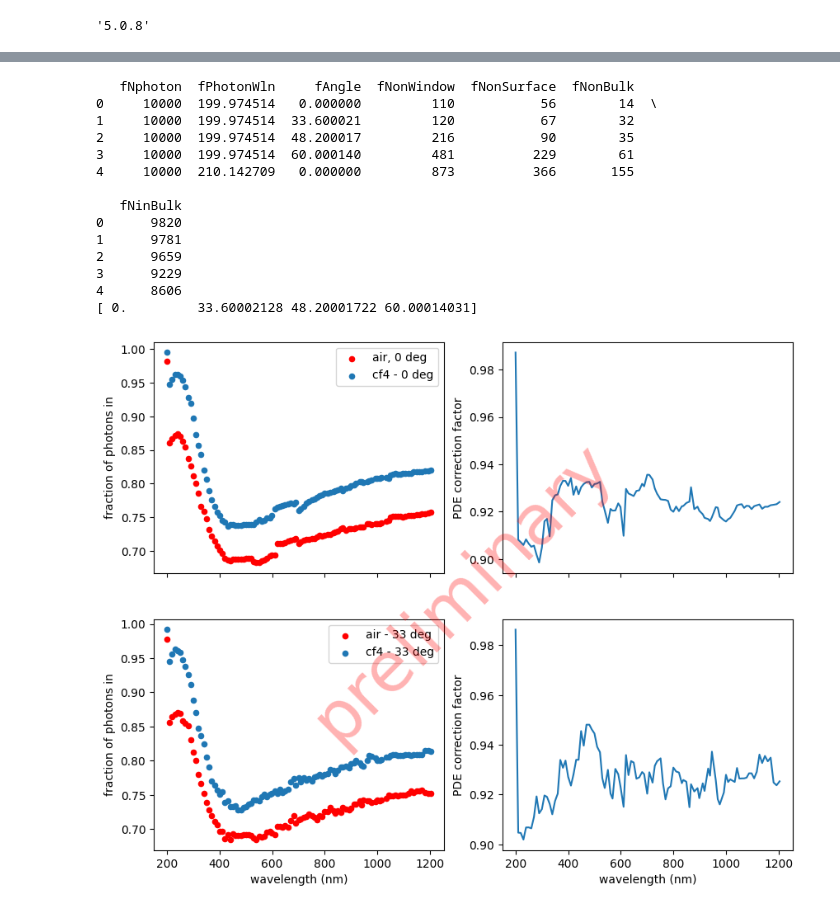
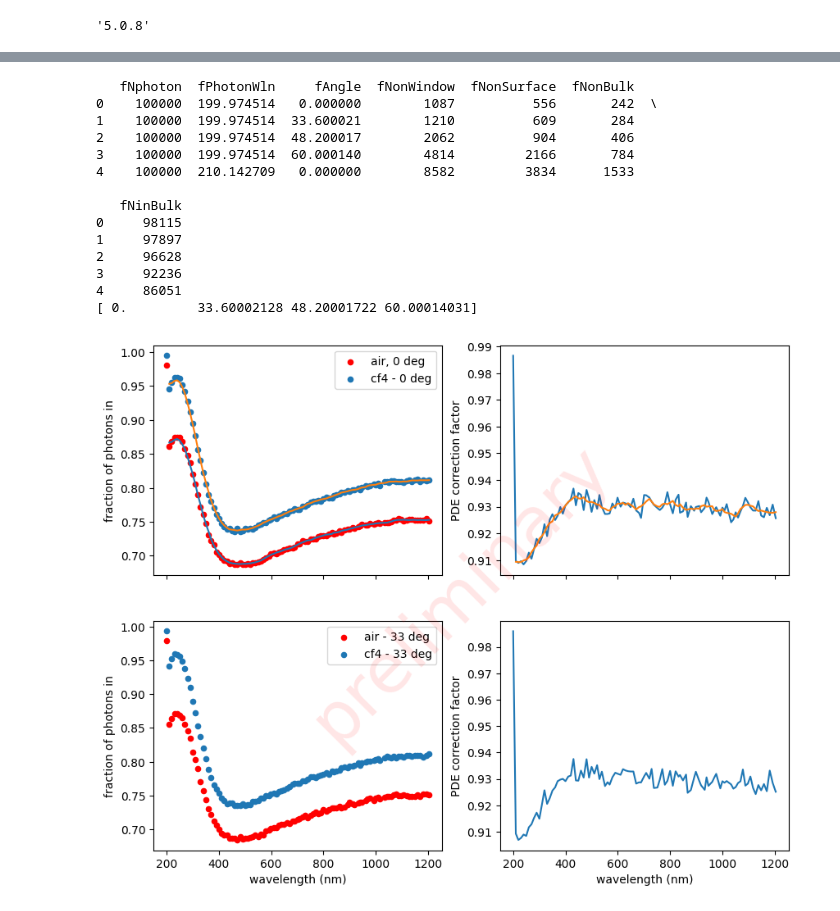
Before and after one commit to austindsc/PDEcorrection_g4_lolx, a Jupyter notebook: pythonScripts/doScaling1.ipynb, the cells around one changed output, grey strips where cells are left out. Saved outputs shown, nothing was run; the diff lists cells and outputs as text; code cells hidden in the pictures.

```diff
--- a/pythonScripts/doScaling1.ipynb
+++ b/pythonScripts/doScaling1.ipynb
@@ -57,6 +15,12 @@ plt.show()
+# %%
+## loading the data ##
+# Define the folder path
+opticsPath = "../g4PDEsim/dataOptics/"
+scintPath = "../g4PDEsim/data/"
+rootPath = "../outputs/"
 # %%
-fileAir = uproot.open("air_N1e5_200-1200nm_0-60deg.root")
-fileCF4 = uproot.open("lcf4_N1e5_200-1200nm_0-60deg.root")
+fileAir = uproot.open(os.path.join(rootPath, "air_N1e5_200-1200nm_0-60deg.root"))
+fileCF4 = uproot.open(os.path.join(rootPath, "lcf4_N1e5_200-1200nm_0-60deg.root"))
 
 ttAir = fileAir["simOutput"]
 ttcf4 = fileCF4["simOutput"]
@@ -66,10 +30,10 @@ ttcf4 = fileCF4["simOutput"]
 column_names = ["fNphoton", "fPhotonWln", "fAngle", "fNonWindow", "fNonSurface", "fNonBulk", "fNinBulk"]
 dfair = ttAir.arrays(library="pd")
 print(dfair.head(5))
-dfair["fin"] = dfair["fNinBulk"]/dfair["fNphoton"]
+dfair["eff"] = dfair["fNinBulk"]/dfair["fNphoton"]
 
 dfcf4 = ttcf4.arrays(library="pd")
-dfcf4["fin"] = dfcf4["fNinBulk"]/dfcf4["fNphoton"]
+dfcf4["eff"] = dfcf4["fNinBulk"]/dfcf4["fNphoton"]
 
 # print(type(df))
 # print(df.columns)
@@ -78,56 +42,67 @@ angles = dfair['fAngle'].unique()
 print(angles)
 # %% [output]
    fNphoton  fPhotonWln     fAngle  fNonWindow  fNonSurface  fNonBulk
-0     10000  199.974514   0.000000         110           56        14  \
-1     10000  199.974514  33.600021         120           67        32
-2     10000  199.974514  48.200017         216           90        35
-3     10000  199.974514  60.000140         481          229        61
-4     10000  210.142709   0.000000         873          366       155
+0    100000  199.974514   0.000000        1087          556       242  \
+1    100000  199.974514  33.600021        1210          609       284
+2    100000  199.974514  48.200017        2062          904       406
+3    100000  199.974514  60.000140        4814         2166       784
+4    100000  210.142709   0.000000        8582         3834      1533
 
    fNinBulk
-0      9820
-1      9781
-2      9659
-3      9229
-4      8606
+0     98115
+1     97897
+2     96628
+3     92236
+4     86051
 [ 0.         33.60002128 48.20001722 60.00014031]
 # %%
-
 dfAir_a0 = dfair[dfair["fAngle"] == angles[0]]
 dfcf4_a0 = dfcf4[dfcf4["fAngle"] == angles[0]]
 
 dfAir_a33 = dfair[dfair["fAngle"] == angles[1]]
 dfcf4_a33 = dfcf4[dfcf4["fAngle"] == angles[1]]
 
 # Plot the data frames on the same canvas
 fig, ((ax1, ax2), (ax3, ax4)) = plt.subplots(2, 2, sharex='all', figsize=(10, 8))
 
-dfAir_a0.plot(x="fPhotonWln", y="fin", kind="scatter", color='r', label='air, 0 deg', ax = ax1)
-dfcf4_a0.plot(x="fPhotonWln", y="fin", kind="scatter", label="cf4 - 0 deg", ax = ax1)
+dfAir_a0.plot(x="fPhotonWln", y="eff", kind="scatter", color='r', label='air, 0 deg', ax = ax1)
+dfcf4_a0.plot(x="fPhotonWln", y="eff", kind="scatter", label="cf4 - 0 deg", ax = ax1)
 
-ax2.plot(dfAir_a0["fPhotonWln"], dfAir_a0["fin"]/dfcf4_a0["fin"], label="air/cf4 - 0 deg")
+ax2.plot(dfAir_a0["fPhotonWln"], dfAir_a0["eff"]/dfcf4_a0["eff"], label="air/cf4 - 0 deg")
 
-dfAir_a33.plot(x="fPhotonWln", y="fin", kind="scatter", color='r', label='air - 33 deg', ax = ax3)
-dfcf4_a33.plot(x="fPhotonWln", y="fin", kind="scatter", label="cf4 - 33 deg", ax = ax3)
-ax4.plot(dfAir_a33["fPhotonWln"], dfAir_a33["fin"]/dfcf4_a33["fin"], label="air/cf4 - 33 deg")
+dfAir_a33.plot(x="fPhotonWln", y="eff", kind="scatter", color='r', label='air - 33 deg', ax = ax3)
+dfcf4_a33.plot(x="fPhotonWln", y="eff", kind="scatter", label="cf4 - 33 deg", ax = ax3)
+ax4.plot(dfAir_a33["fPhotonWln"], dfAir_a33["eff"]/dfcf4_a33["eff"], label="air/cf4 - 33 deg")
 
 ax1.set_ylabel("fraction of photons in")
 ax3.set_ylabel("fraction of photons in")
 ax1.set_xlabel("wavelength (nm)")
 ax3.set_xlabel("wavelength (nm)")
 
 ax2.set_ylabel("PDE correction factor")
 ax4.set_ylabel("PDE correction factor")
 ax2.set_xlabel("wavelength (nm)")
 ax4.set_xlabel("wavelength (nm)")
 
 # Add "preliminary" text at 45 degrees
-fig.text(0.5, 0.5, "preliminary", color='red', alpha=0.3, rotation=45, ha='center', va='center', fontsize=60)
+fig.text(0.5, 0.5, "preliminary", color='red', alpha=0.1, rotation=45, ha='center', va='center', fontsize=60)
 
 # Adjust the spacing between subplots
 # plt.tight_layout()
 
+## interpolating and smoothing
+
+fairEff_0 = interpolate.interp1d(x = np.array(dfAir_a0["fPhotonWln"]), y = np.array(dfAir_a0["eff"]), kind = "cubic")
+fcf4Eff_0 = interpolate.interp1d(x = np.array(dfcf4_a0["fPhotonWln"]), y = np.array(dfcf4_a0["eff"]))
+
+smoothed_AirEff0 = scipy.ndimage.uniform_filter1d(dfAir_a0["eff"][1:], size= 5)
+smoothed_CF4Eff0 = scipy.ndimage.uniform_filter1d(dfcf4_a0["eff"][1:], size= 5)
+
+ax1.plot(dfAir_a0["fPhotonWln"][1:], smoothed_AirEff0)
+ax1.plot(dfcf4_a0["fPhotonWln"][1:], smoothed_CF4Eff0)
+ax2.plot(dfcf4_a0["fPhotonWln"][1:], smoothed_AirEff0/smoothed_CF4Eff0)
+
 # Show the plot
 plt.show()
 # %% [output]
-[figure, old version]
+[figure, new version]
```
Also changed, not shown: parts of 4 cells of this notebook, 31 other files.
